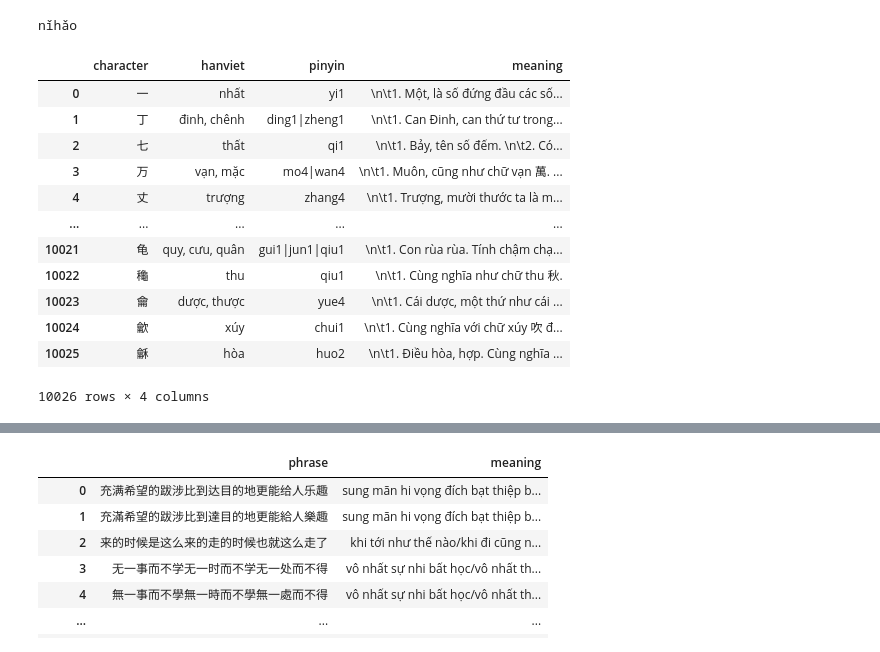
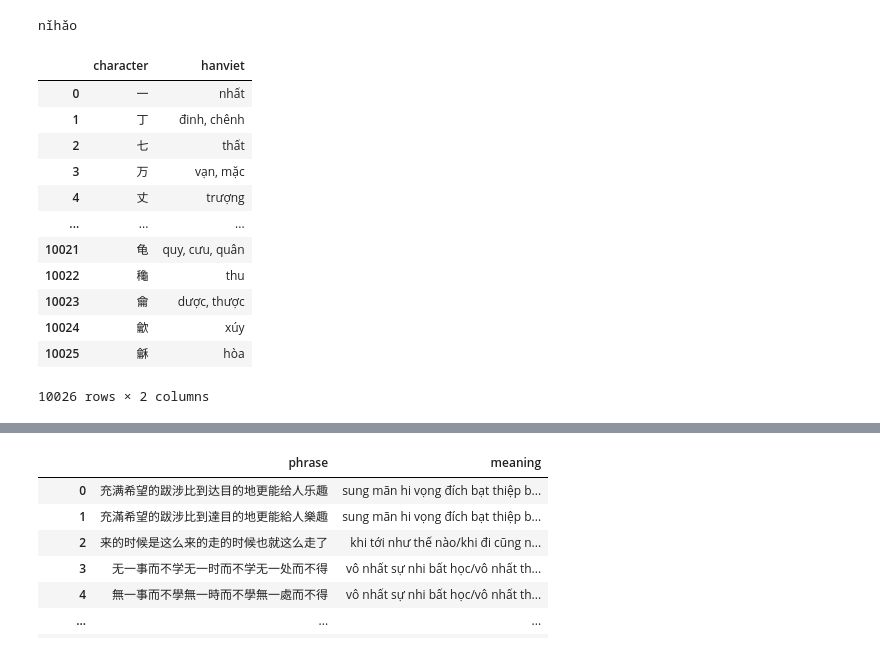
Before and after one commit to ryanphung/chinese-hanviet-cognates, a Jupyter notebook: chinese-hanviet.ipynb, the cells around one changed output, grey strips where cells are left out. Drawn from its saved outputs; the diff is of its cells as text; code cells hidden in the pictures.

```diff
--- a/chinese-hanviet.ipynb
+++ b/chinese-hanviet.ipynb
@@ -50,19 +50,20 @@ df_chinese_words['traditional'] = df_chinese_words.progress_apply(
 # %%
 # read Thieu Chuu character dictionary
 
-df_chars = pd.read_csv('inputs/thieuchuu.txt', sep=r'=|\s\[|\]', names=['character', 'hanviet', 'pinyin', 'meaning'], engine='python')
-df_chars
+df_chars_thieuchuu = pd.read_csv('inputs/thieuchuu.txt', sep=r'=|\s\[|\]', names=['character', 'hanviet', 'pinyin', 'meaning'], engine='python')
+df_chars_thieuchuu = df_chars_thieuchuu.drop(columns=['pinyin', 'meaning'])
+df_chars_thieuchuu
 # %% [output]
-|  | character | hanviet | pinyin | meaning |
-| 0 | 一 | nhất | yi1 | \n\t1. Một, là số đứng đầu các số... |
-| 1 | 丁 | đinh, chênh | ding1|zheng1 | \n\t1. Can Ðinh, can thứ tư trong... |
-| 2 | 七 | thất | qi1 | \n\t1. Bảy, tên số đếm. \n\t2. Có... |
-| 3 | 万 | vạn, mặc | mo4|wan4 | \n\t1. Muôn, cũng như chữ vạn 萬. ... |
-| 4 | 丈 | trượng | zhang4 | \n\t1. Trượng, mười thước ta là m... |
-| ... | ... | ... | ... | ... |
-| 10021 | 龟 | quy, cưu, quân | gui1|jun1|qiu1 | \n\t1. Con rùa rùa. Tính chậm chạ... |
-| 10022 | 龝 | thu | qiu1 | \n\t1. Cùng nghĩa như chữ thu 秋. |
-| 10023 | 龠 | dược, thược | yue4 | \n\t1. Cái dược, một thứ như cái ... |
-| 10024 | 龡 | xúy | chui1 | \n\t1. Cùng nghĩa với chữ xúy 吹 đ... |
-| 10025 | 龢 | hòa | huo2 | \n\t1. Ðiều hòa, hợp. Cùng nghĩa ... |
+|  | character | hanviet |
+| 0 | 一 | nhất |
+| 1 | 丁 | đinh, chênh |
+| 2 | 七 | thất |
+| 3 | 万 | vạn, mặc |
+| 4 | 丈 | trượng |
+| ... | ... | ... |
+| 10021 | 龟 | quy, cưu, quân |
+| 10022 | 龝 | thu |
+| 10023 | 龠 | dược, thược |
+| 10024 | 龡 | xúy |
+| 10025 | 龢 | hòa |
-10026 rows × 4 columns
+10026 rows × 2 columns
```
Also changed, not shown: parts of 14 cells of this notebook, 3 other files.
